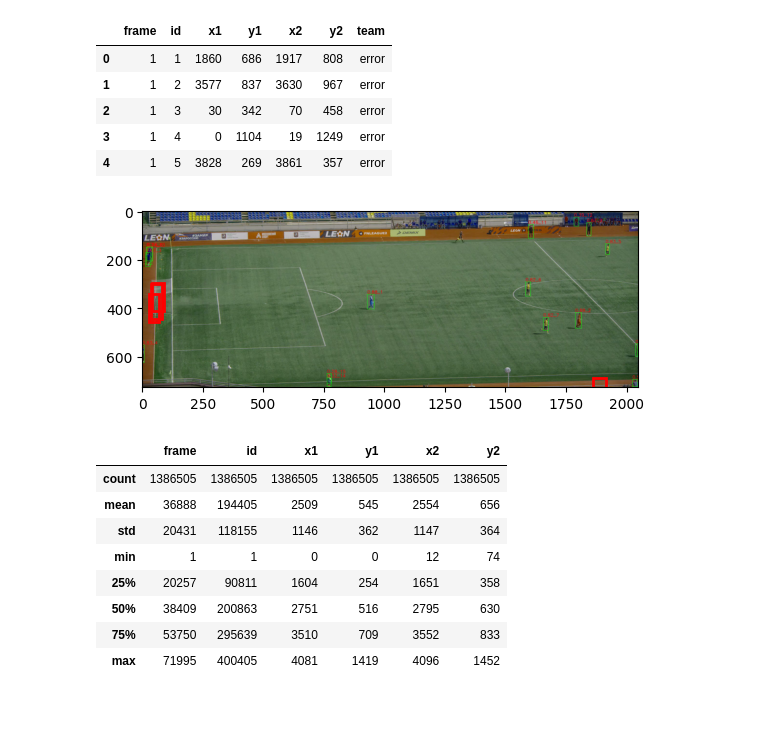
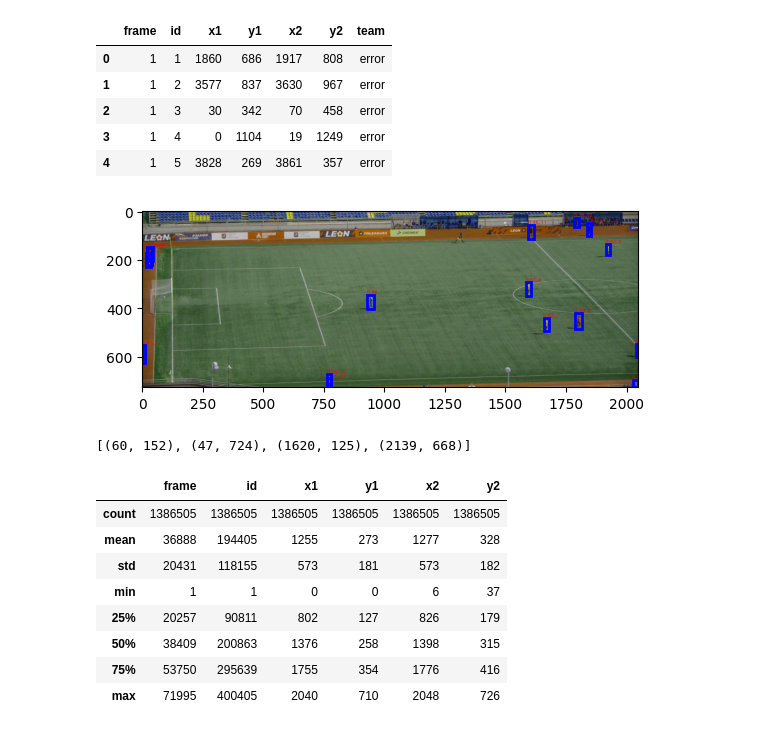
Before and after one commit to mikecarti/hse-cam2023, a Jupyter notebook: coords.ipynb, the cells around one changed output. Cells and saved outputs as stored; diff of their text form; code cells hidden in the pictures.

```diff
--- a/coords.ipynb
+++ b/coords.ipynb
@@ -65,29 +65,40 @@ track_df.head()
 | 4 | 1 | 5 | 3828 | 269 | 3861 | 357 | error |
 # %%
 def downscale_df(df, ratio=2):
+    df = df.copy()
+
     df["x1"] = df["x1"] / 2
     df["x2"] = df["x2"] / 2
     df["y1"] = df["y1"] / 2
     df["y2"] = df["y2"] / 2
+
+    return df
+
+track_df = downscale_df(track_df)
 # %%
 df =  track_df[track_df["frame"]==1]
 
 # Display the first frame using matplotlib
 plt.imshow(first_frame)
 
 # Draw bounding boxes on the image
 for index, row in df.iterrows():
     x1, y1, x2, y2 = row['x1'], row['y1'], row['x2'], row['y2']
-    rect = patches.Rectangle((x1, y1), x2 - x1, y2 - y1, linewidth=2, edgecolor='red', facecolor='none')
+    rect = patches.Rectangle((x1, y1), x2 - x1, y2 - y1, linewidth=2, edgecolor='blue', facecolor='none')
     plt.gca().add_patch(rect)
 
 # Save the image with bounding boxes
 plt.savefig('output_with_boxes.png')
 
 # Show the image
 plt.show()
 # %% [output]
-[figure, old version]
+[figure, new version]
+# %%
+edges = [(60, 152), ( 47,724), ( 1620,125), ( 2139,668)]
+edges
+# %% [output]
+[(60, 152), (47, 724), (1620, 125), (2139, 668)]
 # %%
 pd.set_option('display.float_format', lambda x: '%.0f' % x)
 
@@ -95,10 +106,10 @@ track_df.describe()
 # %% [output]
 |  | frame | id | x1 | y1 | x2 | y2 |
 | count | 1386505 | 1386505 | 1386505 | 1386505 | 1386505 | 1386505 |
-| mean | 36888 | 194405 | 2509 | 545 | 2554 | 656 |
-| std | 20431 | 118155 | 1146 | 362 | 1147 | 364 |
-| min | 1 | 1 | 0 | 0 | 12 | 74 |
-| 25% | 20257 | 90811 | 1604 | 254 | 1651 | 358 |
-| 50% | 38409 | 200863 | 2751 | 516 | 2795 | 630 |
-| 75% | 53750 | 295639 | 3510 | 709 | 3552 | 833 |
-| max | 71995 | 400405 | 4081 | 1419 | 4096 | 1452 |
+| mean | 36888 | 194405 | 1255 | 273 | 1277 | 328 |
+| std | 20431 | 118155 | 573 | 181 | 573 | 182 |
+| min | 1 | 1 | 0 | 0 | 6 | 37 |
+| 25% | 20257 | 90811 | 802 | 127 | 826 | 179 |
+| 50% | 38409 | 200863 | 1376 | 258 | 1398 | 315 |
+| 75% | 53750 | 295639 | 1755 | 354 | 1776 | 416 |
+| max | 71995 | 400405 | 2040 | 710 | 2048 | 726 |
```
Also changed, not shown: parts of 3 cells of this notebook.
